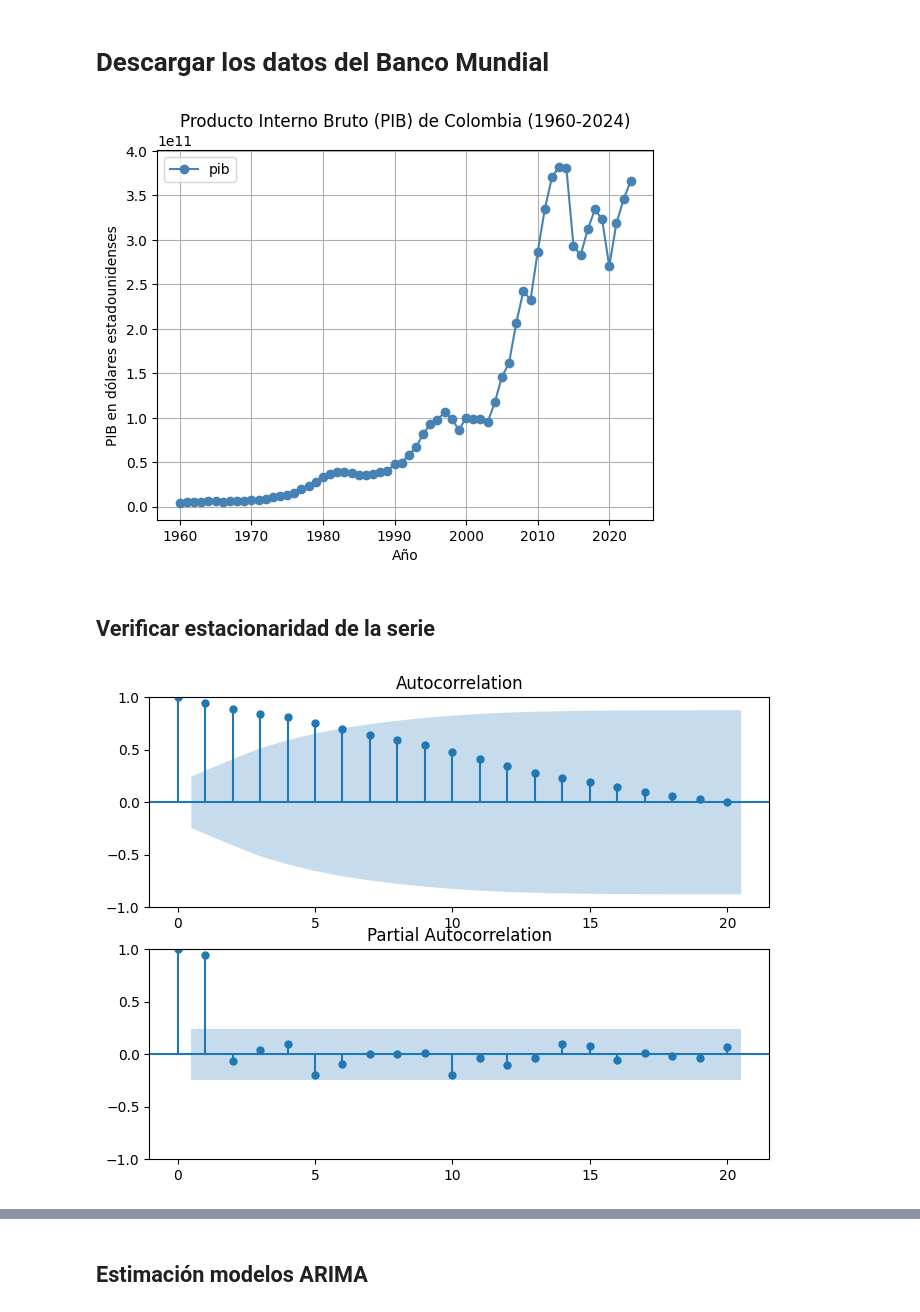
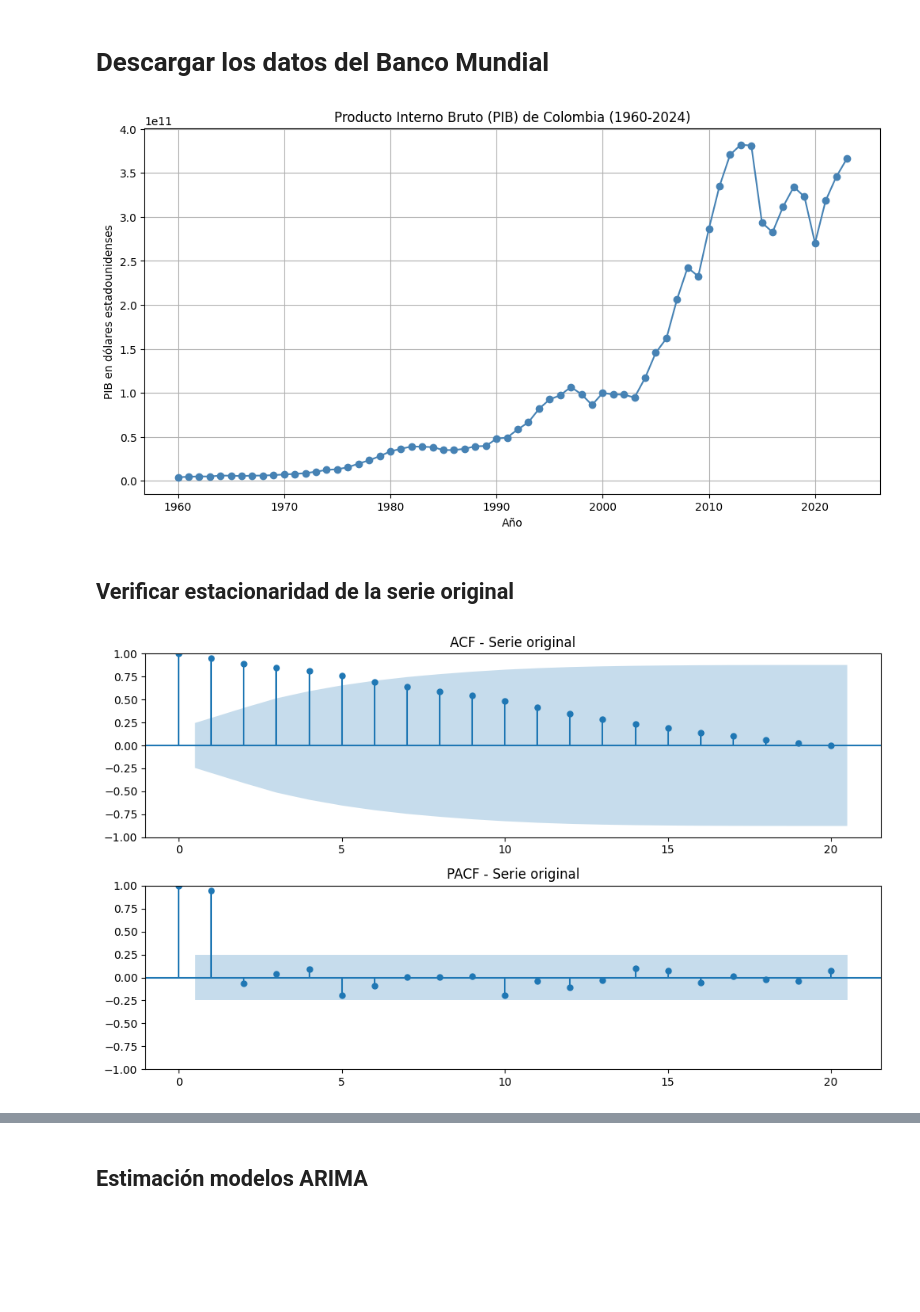
Before and after one commit to fersalme/regresion-lineal-series-tiempo, a Jupyter notebook: 03-modelos-ARMA-ARIMA/01-ejercicios-Python.ipynb, the cells around one changed output, grey strips where cells are left out. Cells and saved outputs as stored; diff of their text form; code cells hidden in the pictures; blank space fills up the shorter version.

```diff
--- a/03-modelos-ARMA-ARIMA/01-ejercicios-Python.ipynb
+++ b/03-modelos-ARMA-ARIMA/01-ejercicios-Python.ipynb
@@ -39,28 +42,33 @@ from sklearn.metrics import r2_score
 # %%
 data = wb.data.DataFrame(series='NY.GDP.MKTP.CD', economy='COL', time=range(1960, 2024), columns='series').reset_index()
 data.columns = ['year', 'pib']
 data['year'] = data['year'].str.replace('YR', '').astype(int)
-data.index = data.year
+data = data.set_index('year')
+pib_col = data['pib']
 
-data.plot(x='year', y='pib', kind='line', marker='o', color='steelblue')
-plt.title('Producto Interno Bruto (PIB) de Colombia (1960-2024)')
-plt.xlabel('Año')
-plt.ylabel('PIB en dólares estadounidenses')
-plt.grid()
+fig, ax = plt.subplots(figsize=(12, 6))
+ax.plot(data.index, pib_col, marker='o', color='steelblue')
+ax.set_title('Producto Interno Bruto (PIB) de Colombia (1960-2024)')
+ax.set_xlabel('Año')
+ax.set_ylabel('PIB en dólares estadounidenses')
+ax.grid()
 plt.show()
 # %% [output]
-[figure, old version]
+[figure, new version]
 # %% [markdown]
-## Verificar estacionaridad de la serie
+## Verificar estacionaridad de la serie original
 # %%
 # Graficar la funcion de ACF y PACF
-fig = plt.figure(figsize=(8, 6))
-ax1 = fig.add_subplot(211)
-fig = sm.graphics.tsa.plot_acf(data.pib, lags=20, ax=ax1)
-ax2 = fig.add_subplot(212)
-fig = sm.graphics.tsa.plot_pacf(data.pib, lags=20, ax=ax2)
+def graficar_autocorrelacion(data, title, maxlag = 20):
+    fig, axes = plt.subplots(2, 1, figsize=(10, 6))
+    plot_acf(data, lags=maxlag, ax=axes[0], title=f'ACF - {title}')
+    plot_pacf(data, lags=maxlag, ax=axes[1], title=f'PACF - {title}')
+    plt.tight_layout()
+    plt.show()
+
+graficar_autocorrelacion(pib_col, title= "Serie original")
 # %% [output]
-[figure, old version]
+[figure, new version]
 # %%
 def test_autocorrelacion(datos, n_lags=20):
     # Ljung-Box (Prueba global)
```
Also changed, not shown: parts of 20 cells of this notebook, 7 other files.
